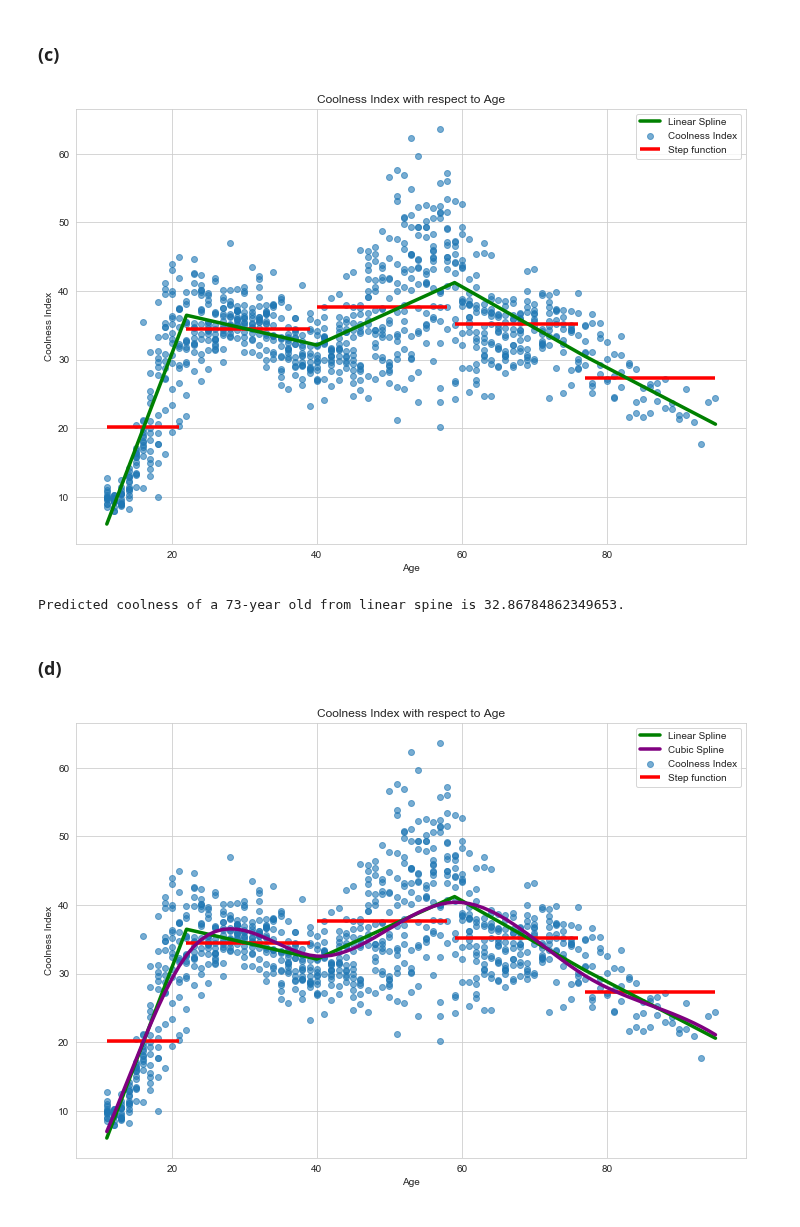
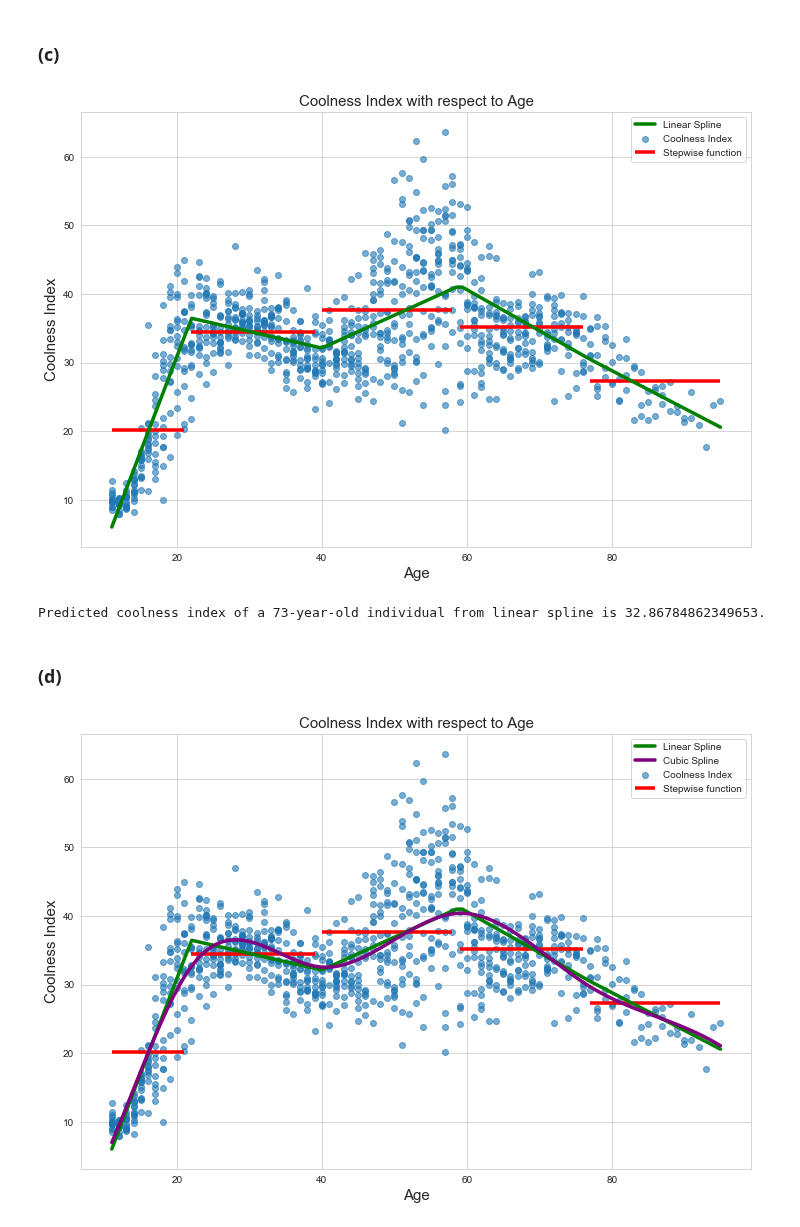
Before and after one commit to timqzhang/persp-model-econ_w20, a Jupyter notebook: ProblemSets/PS7/per_hw7.ipynb, the cells around one changed output. Saved outputs shown, nothing was run; the diff lists cells and outputs as text; code cells hidden in the pictures.

```diff
--- a/ProblemSets/PS7/per_hw7.ipynb
+++ b/ProblemSets/PS7/per_hw7.ipynb
@@ -352,33 +365,35 @@ reg_linear = LSQUnivariateSpline(group_age.age.values, group_age.cool_index.valu
 # %%
 # plot
 
 plt.figure(figsize=(12,8))
 
 plt.scatter(df2['age'],df2['cool_index'], alpha=0.6,label='Coolness Index')
 
 values = reg_ols.params
 
 x_min = np.array([11, 22, 40, 59, 77])
 x_max = np.array([21, 39, 58, 76, 95])
 
-plt.hlines(values, x_min, x_max, color='red', label='Step function',linewidth=3.5)
+age_pt=np.linspace(11,95,100)
 
-plt.plot(df2['age'], reg_linear(df2['age']), color='green', label='Linear Spline',linewidth=3.5)
+plt.hlines(values, x_min, x_max, color='red', label='Stepwise function',linewidth=3.5)
 
-plt.xlabel("Age")
-plt.ylabel("Coolness Index")
+plt.plot(age_pt, reg_linear(age_pt), color='green', label='Linear Spline',linewidth=3.5)
+
+plt.xlabel("Age",size=15)
+plt.ylabel("Coolness Index",size=15)
 plt.legend()
 
-plt.title("Coolness Index with respect to Age")
+plt.title("Coolness Index with respect to Age",size=15)
 plt.show()
 # %% [output]
-[figure, old version]
+[figure, new version]
 # %%
 # predict the 73 year old man
 
-print('Predicted coolness of a 73-year old from linear spine is {}.'.format(reg_linear(73)))
+print('Predicted coolness index of a 73-year-old individual from linear spline is {}.'.format(reg_linear(73)))
 # %% [output]
-Predicted coolness of a 73-year old from linear spine is 32.86784862349653.
+Predicted coolness index of a 73-year-old individual from linear spline is 32.86784862349653.
 # %% [markdown]
 ### (d)
 # %%
@@ -404,20 +418,22 @@ values = reg_ols.params
 x_min = np.array([11, 22, 40, 59, 77])
 x_max = np.array([21, 39, 58, 76, 95])
 
-plt.hlines(values, x_min, x_max, color='red', label='Step function',linewidth=3.5)
+age_pt=np.linspace(11,95,100)
 
-plt.plot(df2['age'], reg_linear(df2['age']), color='green', label='Linear Spline',linewidth=3.5)
+plt.hlines(values, x_min, x_max, color='red', label='Stepwise function',linewidth=3.5)
 
-plt.plot(df2['age'], reg_cubic(df2['age']), color='purple', label='Cubic Spline',linewidth=3.5)
+plt.plot(age_pt, reg_linear(age_pt), color='green', label='Linear Spline',linewidth=3.5)
 
-plt.xlabel("Age")
-plt.ylabel("Coolness Index")
+plt.plot(age_pt, reg_cubic(age_pt), color='purple', label='Cubic Spline',linewidth=3.5)
+
+plt.xlabel("Age",size=15)
+plt.ylabel("Coolness Index",size=15)
 plt.legend()
 
-plt.title("Coolness Index with respect to Age")
+plt.title("Coolness Index with respect to Age",size=15)
 plt.show()
 # %% [output]
-[figure, old version]
+[figure, new version]
 # %%
 # predict the 73 year old man
 
```
Also changed, not shown: parts of 14 cells of this notebook.
